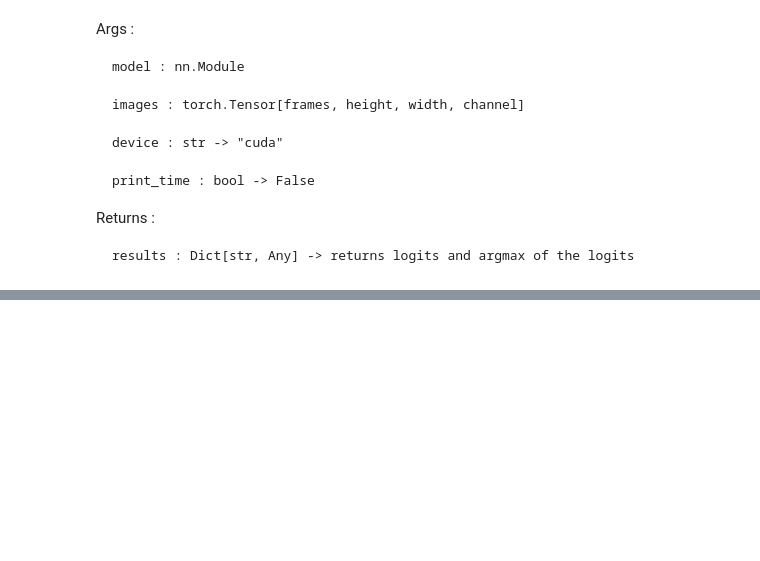
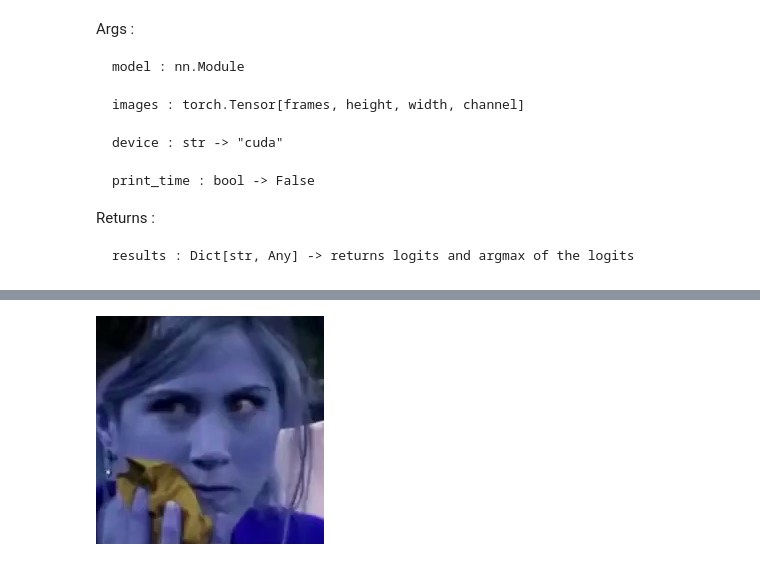
Before and after one commit to phospheneai/pkg-identity-clustering, a Jupyter notebook: identity_cluster/notebook.ipynb, the cells around one changed output, grey strips where cells are left out. Saved outputs shown, nothing was run; the diff lists cells and outputs as text; code cells hidden in the pictures; blank space fills up the shorter version.

```diff
--- a/identity_cluster/notebook.ipynb
+++ b/identity_cluster/notebook.ipynb
@@ -159,0 +315,4 @@ res = infer.get_predictions(model,data,"cuda",False)
+# %%
+data[0][1]
+# %% [output]
+[figure, added]
```
Also changed, not shown: parts of 12 cells of this notebook, 1 other file.
